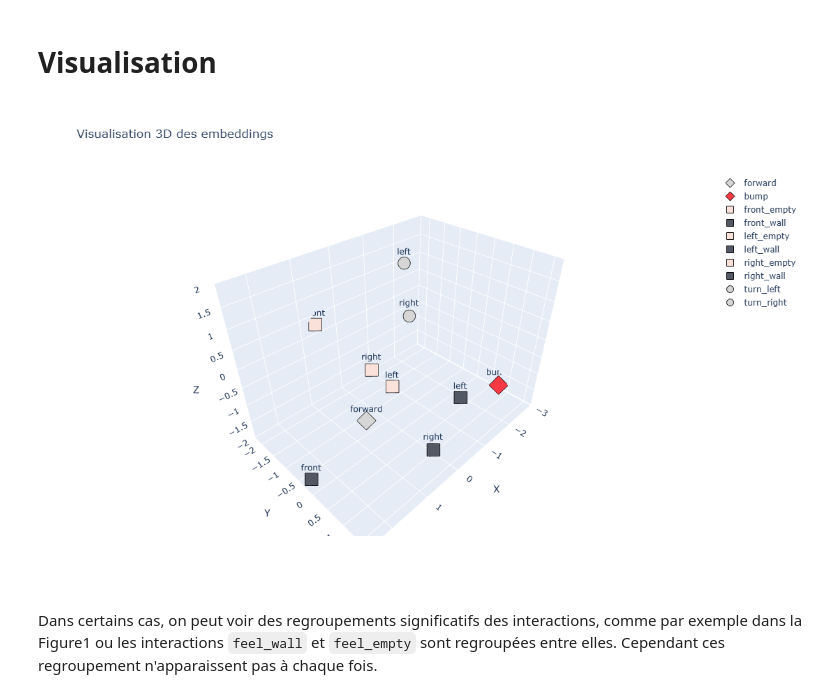
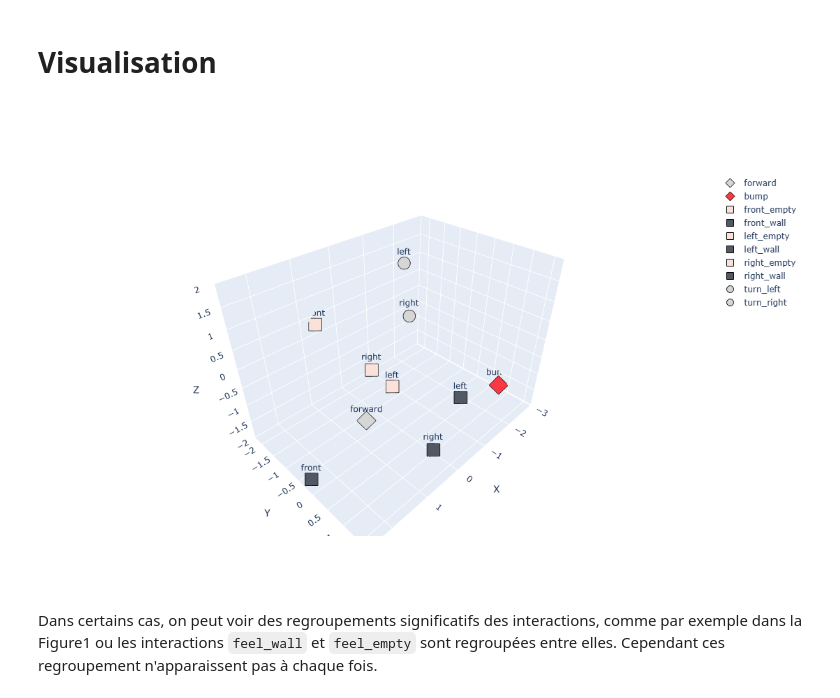
Before and after one commit to PetiteIA/schema_mechanism, a Jupyter notebook: notebooks/agent12.ipynb, the cells around one changed output. Saved outputs shown, nothing was run; the diff lists cells and outputs as text; code cells hidden in the pictures.

```diff
--- a/notebooks/agent12.ipynb
+++ b/notebooks/agent12.ipynb
@@ -745,0 +761,13 @@ Line: 4, Column: 3, direction: 2
+# %%
+def train(agent):
+    """Entrain le LSTM avec toutes les interactions composite"""
+    # Pour toutes les interactions composite jusqu'a la longuer 4
+    for l in range(2, 7):
+        x = [i.series()[:-1] for i in agent._interactions.values() if i.get_length() == l]
+        print("x", x)
+        y = [i.series()[-1] for i in agent._interactions.values() if i.get_length() == l]
+        print("y", y)
+        if len(x) > 0:
+            agent._lstm.fit(x, y)
+
+train(a)
@@ -771,36 +813,36 @@ def plotly_embedding(agent):
         if i in [9, 11]:
             continue
         fig.add_trace(go.Scatter3d(
             x=[x[i]],
             y=[y[i]],
             z=[z[i]],
             mode='markers+text',
             name=labels[i],
             marker=dict(
                 size=10,
                 color=marker_colors[i],
                 symbol=marker_symbols[i],
                 line=dict(width=1, color='black')
             ),
             text= tags[i],
             textposition='top center'
         ))
     fig.update_layout(
-        title='Visualisation 3D des embeddings',
+        # title='Visualisation 3D des embeddings',
         width=900,
         height=700,
         scene=dict(
             xaxis_title='X',
             yaxis_title='Y',
             zaxis_title='Z'
         )
     )
     # Affichage interactif
-    fig.show()
+    fig.show(config={"toImageButtonOptions": {"format": "svg"}}) # Spécifie le format de sauvegarde associé au bouton "download"
 
 plotly_embedding(a)
 # %% [output]
-[figure, old version]
+[figure, new version]
 # %% [markdown]
 Dans certains cas, on peut voir des regroupements significatifs des interactions, comme par exemple dans la Figure1 ou les interactions `feel_wall` et `feel_empty` sont regroupées entre elles.
 Cependant ces regroupement n'apparaissent pas à chaque fois.
```
Also changed, not shown: parts of 7 cells of this notebook, 2 other files.
